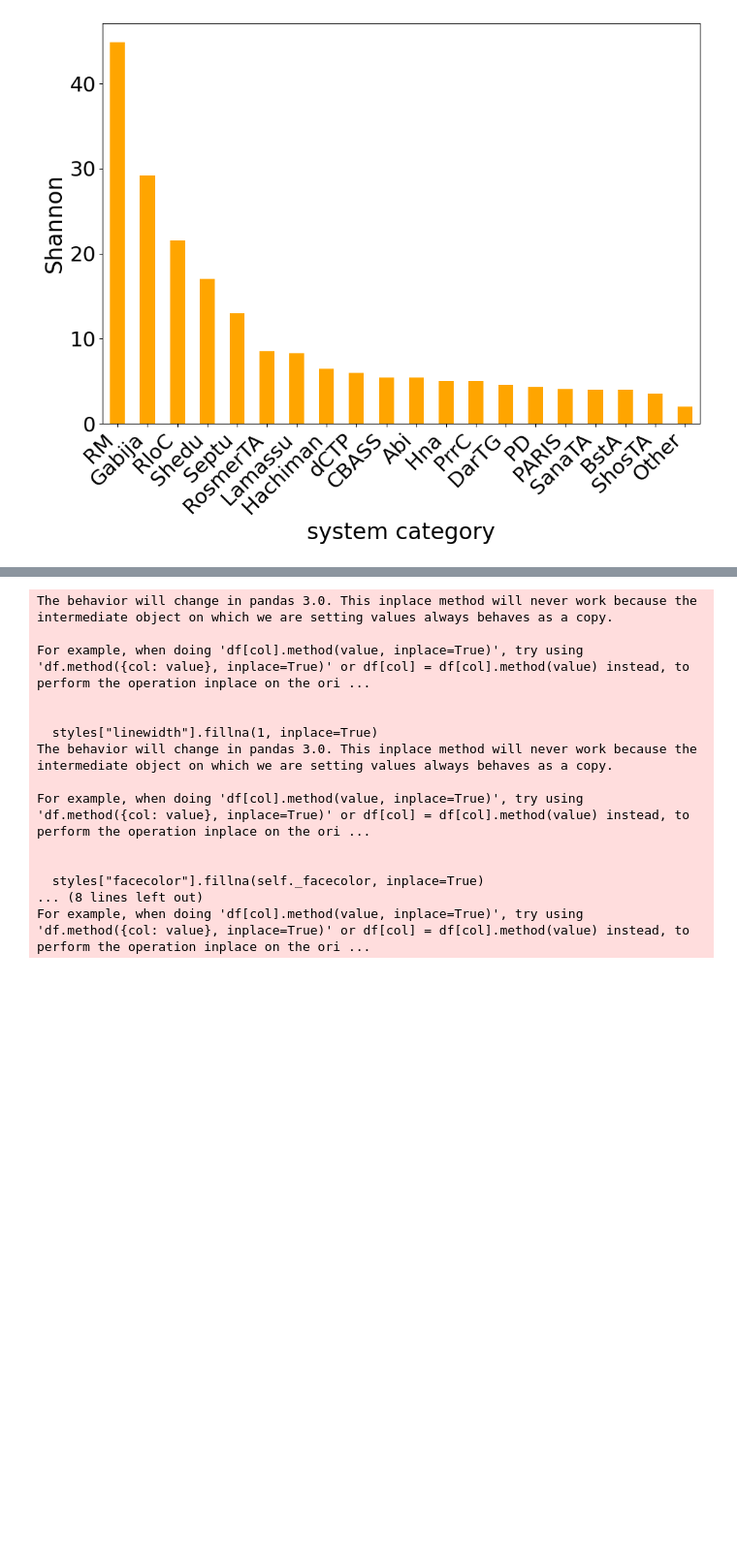
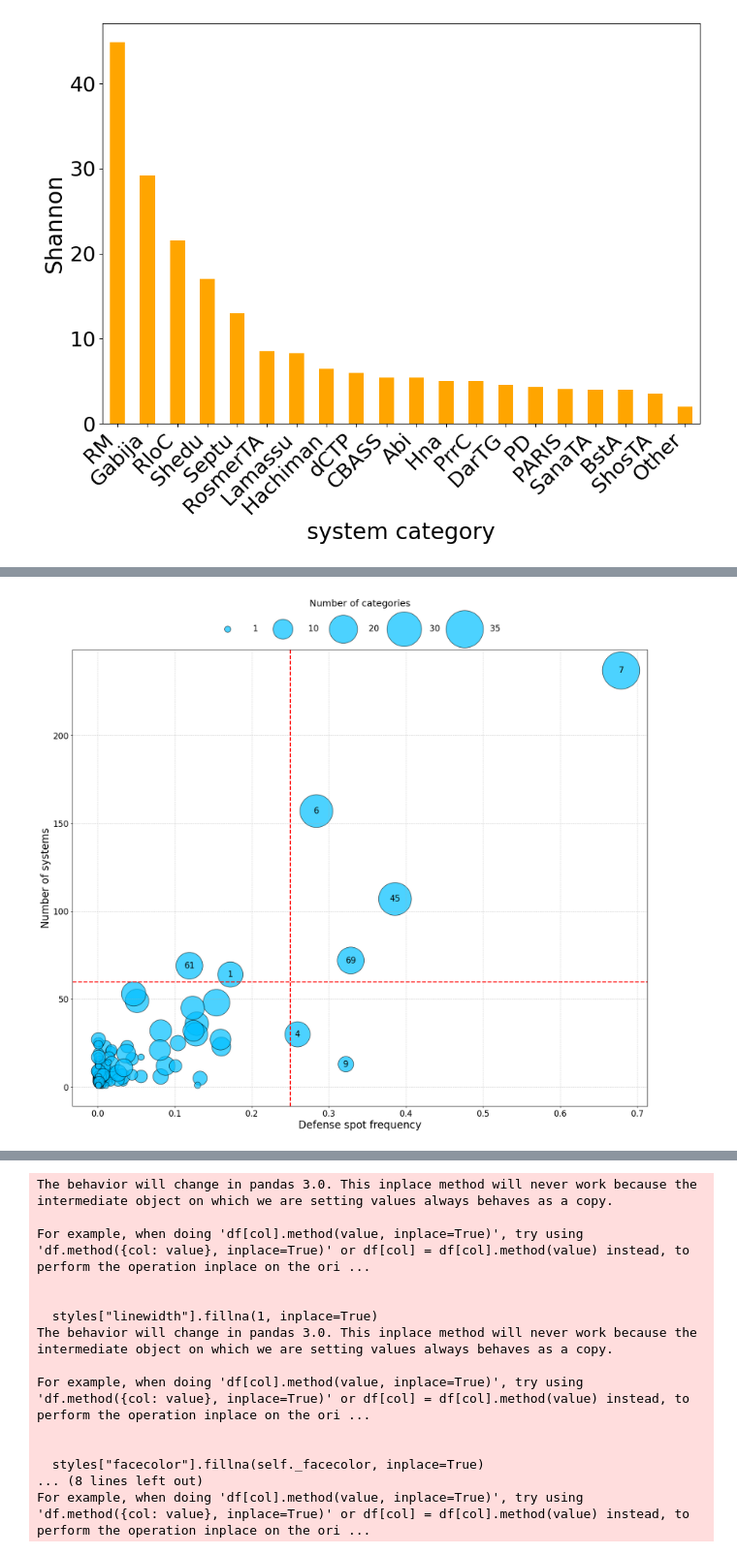
Before and after one commit to jpjarnoux/PANORAMA_article, a Jupyter notebook: main.ipynb, the cells around one changed output, grey strips where cells are left out. Shown at 97% size. Saved outputs shown, nothing was run; the diff lists cells and outputs as text; code cells hidden in the pictures; blank space fills up the shorter version.

Commit message:
Update the script for defense spot and hotspot

```diff
--- a/main.ipynb
+++ b/main.ipynb
@@ -138,12 +138,15 @@ from sources.boxplot import gen_boxplot_pangenome
 from sources.venn import plot_venn_diagram, count_system_similar
 from sources.score import compute_score_pangenome, compute_score_organisms
 
+P_AERUGINOSA_OUTPUT = OUTPUT/"P.aeruginosa"
+P_AERUGINOSA_OUTPUT.mkdir(parents=True, exist_ok=True)
+
 gen_boxplot_pangenome(padloc=padloc_systems, dfinder=dfinder_systems,
-                      panorama=panorama_systems, output=OUTPUT / "boxplot_venn.png")
-plot_venn_diagram(padloc_systems, dfinder_systems, panorama_systems, OUTPUT)
+                      panorama=panorama_systems, output=P_AERUGINOSA_OUTPUT / "boxplot_venn.png")
+plot_venn_diagram(padloc_systems, dfinder_systems, panorama_systems, P_AERUGINOSA_OUTPUT)
 
 count_similar = count_system_similar(padloc_systems, dfinder_systems, panorama_systems_padloc,
-                                     panorama_systems_dfinder, OUTPUT, 1)
+                                     panorama_systems_dfinder, P_AERUGINOSA_OUTPUT, 1)
 display(count_similar)
 THRESHOLD = 0.5
 scores = {"Pangenome": {"PADLOC": {},
@@ -152,17 +155,17 @@ scores = {"Pangenome": {"PADLOC": {},
                         "DFinder": {}}
           }
 recall, precision, f1_score = compute_score_pangenome(panorama_systems_padloc, padloc_systems, 'PADLOC',
-                                                      OUTPUT, THRESHOLD)
+                                                      P_AERUGINOSA_OUTPUT, THRESHOLD)
 scores["Pangenome"]["PADLOC"] = {"Recall": recall, "Precision": precision, "F1-Score": f1_score}
 
 recall, precision, f1_score = compute_score_pangenome(panorama_systems_dfinder, dfinder_systems, 'Defense_Finder',
-                                                      OUTPUT, THRESHOLD)
+                                                      P_AERUGINOSA_OUTPUT, THRESHOLD)
 scores["Pangenome"]["DFinder"] = {"Recall": recall, "Precision": precision, "F1-Score": f1_score}
 
-recall, precision, f1_score = compute_score_organisms(panorama_padloc_res, padloc_res, 'PADLOC', OUTPUT, THRESHOLD)
+recall, precision, f1_score = compute_score_organisms(panorama_padloc_res, padloc_res, 'PADLOC', P_AERUGINOSA_OUTPUT, THRESHOLD)
 scores["Organisms"]["PADLOC"] = {"Recall": recall, "Precision": precision, "F1-Score": f1_score}
 
-recall, precision, f1_score = compute_score_organisms(panorama_dfinder_res, dfinder_res, 'Defense_Finder', OUTPUT,
+recall, precision, f1_score = compute_score_organisms(panorama_dfinder_res, dfinder_res, 'Defense_Finder', P_AERUGINOSA_OUTPUT,
                                                       THRESHOLD)
 scores["Organisms"]["DFinder"] = {"Recall": recall, "Precision": precision, "F1-Score": f1_score}
 
@@ -313,0 +243,14 @@ generate_heatmap(
+# %%
+from sources.hotspot import get_spot2orgs, get_data_projection, scatter_plot
+
+projection = PANORAMA_DFINDER_RES / "projection"
+tables = P_AERUGINOSA / 'table'
+
+number_genomes = sum(1 for _ in tables.glob("*.tsv"))
+spot_to_orgs = get_spot2orgs(tables)
+proj_df = get_data_projection(projection)
+
+proj_df.to_csv(P_AERUGINOSA_OUTPUT / "spot2sys_genomes.tsv", sep="\t", index=True)
+scatter_plot(proj_df, spot_to_orgs, number_genomes, P_AERUGINOSA_OUTPUT, file_name="defense_hotspot_aeruginosa", min_freq = .25, min_sys = 60)
+# %% [output]
+[figure, added]
```
Also changed, not shown: parts of 22 cells of this notebook, 3 other files.
